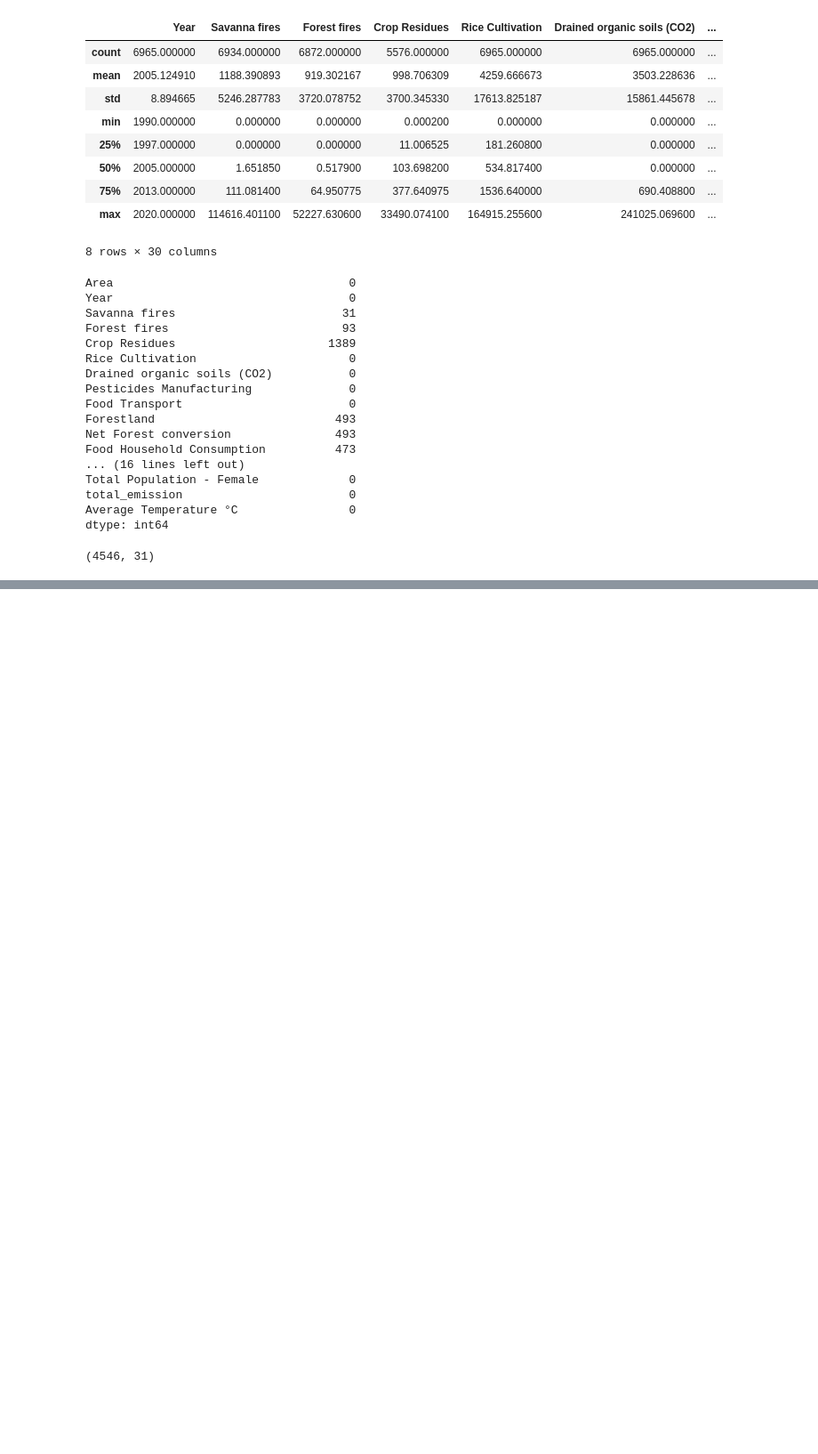
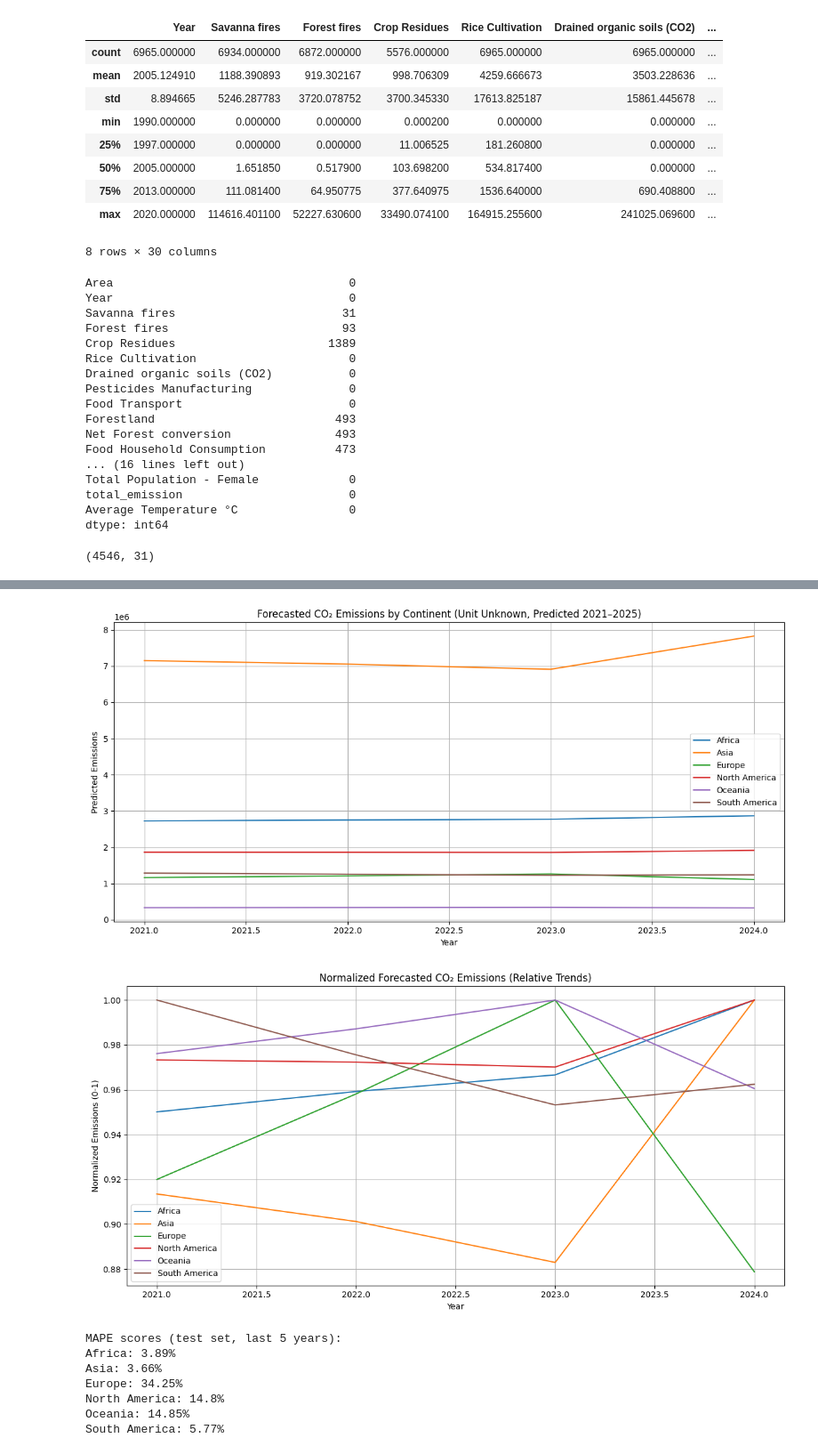
Before and after one commit to prasoonkumar5868/ML-sales-forcasting-and-prediction, a Jupyter notebook: Untitled.ipynb, the cells around one changed output, grey strips where cells are left out. Shown at 89% size. Saved outputs shown, nothing was run; the diff lists cells and outputs as text; code cells hidden in the pictures; blank space fills up the shorter version.

```diff
--- a/Untitled.ipynb
+++ b/Untitled.ipynb
@@ -64,0 +146,51 @@ df.shape
+# %%
+# Plot future forecast (raw)
+future_forecast_df['Year'] = future_forecast_df['ds'].dt.year
+last_year = continent_emissions['Year'].max()
+plot_df = future_forecast_df[future_forecast_df['Year'] > last_year]
+
+plt.figure(figsize=(12, 6))
+for continent in plot_df['Continent'].unique():
+    sub_df = plot_df[plot_df['Continent'] == continent]
+    plt.plot(sub_df['Year'], sub_df['yhat'], label=continent)
+
+plt.title("Forecasted CO₂ Emissions by Continent (Unit Unknown, Predicted 2021–2025)")
+plt.xlabel("Year")
+plt.ylabel("Predicted Emissions")
+plt.legend()
+plt.grid(True)
+plt.tight_layout()
+plt.show()
+
+
+# Plot normalized forecast (to show trend)
+norm_plot_df = plot_df.copy()
+norm_plot_df['yhat_norm'] = norm_plot_df.groupby('Continent')['yhat'].transform(lambda x: x / x.max())
+
+plt.figure(figsize=(12, 6))
+for continent in norm_plot_df['Continent'].unique():
+    sub_df = norm_plot_df[norm_plot_df['Continent'] == continent]
+    plt.plot(sub_df['Year'], sub_df['yhat_norm'], label=continent)
+
+plt.title("Normalized Forecasted CO₂ Emissions (Relative Trends)")
+plt.xlabel("Year")
+plt.ylabel("Normalized Emissions (0-1)")
+plt.legend()
+plt.grid(True)
+plt.tight_layout()
+plt.show()
+
+# Print evaluation
+print("MAPE scores (test set, last 5 years):")
+for k, v in mape_scores.items():
+    print(f"{k}: {v}%")
+# %% [output]
+[figure, added]
+[figure, added]
+MAPE scores (test set, last 5 years):
+Africa: 3.89%
+Asia: 3.66%
+Europe: 34.25%
+North America: 14.8%
+Oceania: 14.85%
+South America: 5.77%
```
Also changed, not shown: parts of 3 cells of this notebook, 1 other file.
